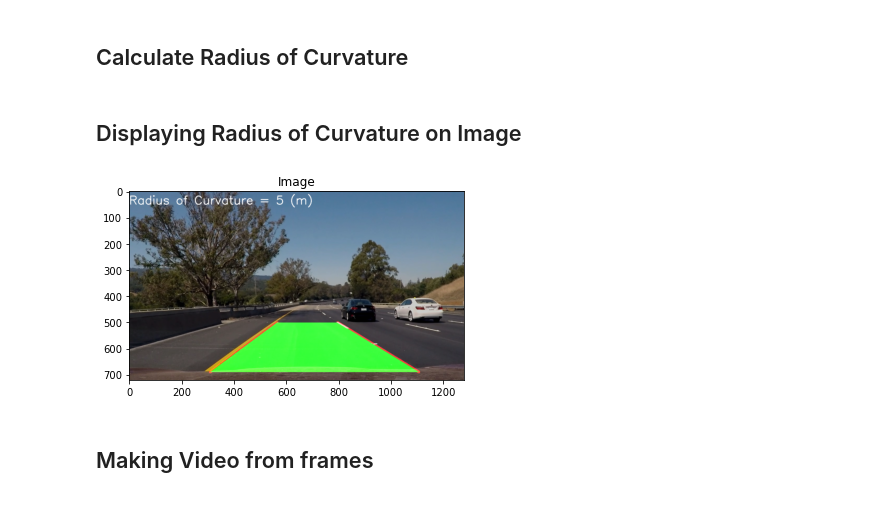
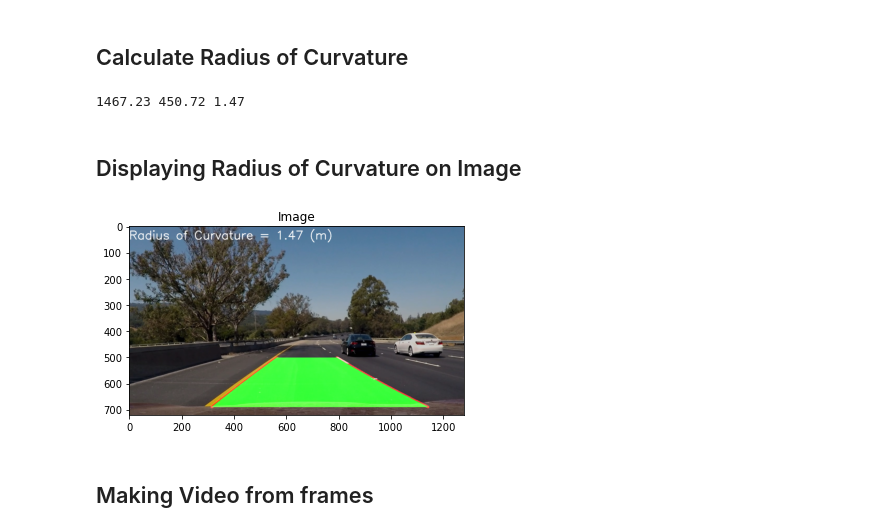
Before and after one commit to Mazen-Ghaleb/ComputerVisionProject, a Jupyter notebook: SelfDrivingPerception.ipynb, the cells around one changed output. Cells and saved outputs as stored; diff of their text form; code cells hidden in the pictures.

```diff
--- a/SelfDrivingPerception.ipynb
+++ b/SelfDrivingPerception.ipynb
@@ -406,8 +463,8 @@ def DrawCurves(PointsLeft, PointsRight, height, width):
 # %%
 # LeftPointsCurve = getPointsCurve(LeftX,LeftY,AdjustedPoints[0],AdjustedPoints[1])
 # RightPointsCurve = getPointsCurve(RightX,RightY,AdjustedPoints[3],AdjustedPoints[2])
-LeftPointsCurve = getPointsCurve(NewLeftX,NewLeftY,AdjustedPoints[0],AdjustedPoints[1])
-RightPointsCurve = getPointsCurve(NewRightX,NewRightY,AdjustedPoints[3],AdjustedPoints[2])
+LeftPointsCurve , LeftPolynomial = getPointsCurve(NewLeftX,NewLeftY,AdjustedPoints[0],AdjustedPoints[1])
+RightPointsCurve, RightPolynomial = getPointsCurve(NewRightX,NewRightY,AdjustedPoints[3],AdjustedPoints[2])
 LanesDrawn2 = DrawCurves(LeftPointsCurve,RightPointsCurve,sx_binary.shape[0],sx_binary.shape[1])
 show_image(LanesDrawn2)
 # %% [output]
@@ -419,6 +476,6 @@ show_image(LanesDrawn2)
 # %% [output]
 [figure]
 # %%
-combine2 = cv2.addWeighted(images[image_idx],1, LanesDrawn2, 1,1)
+combine2 = cv2.addWeighted(images[image_idx],0.8, LanesDrawn2, 1,1)
 show_image(combine2)
 # %% [output]
@@ -436,18 +493,34 @@ show_image(combine)
 # show_image(combine3)
 # %% [markdown]
 ## Calculate Radius of Curvature
+# %%
+def getRadiusofCurvature(PolynomialFit):
+    # Radius of curvature = ((1+ (dy/dx)**2)**(3/2))/(abs.(dy2/dx2))
+    firstDegree=np.polyder(PolynomialFit,1)
+    SecondDegree=np.polyder(PolynomialFit,2)
+
+    # Assumption : We calculate Radius from the peak of parbola
+    # x = -b / 2a
+    x = (-PolynomialFit[1])/ (2*PolynomialFit[0])
+    return ((1+ (np.polyval(firstDegree,x))**2)**(3/2))/(np.abs(np.polyval(SecondDegree,x)))
 # %%
-##
-Radius_test =5
+RadiusLeft = round(getRadiusofCurvature(LeftPolynomial),2)
+RadiusRight = round(getRadiusofCurvature(RightPolynomial),2)
+
+RadiusHighest = round(max(RadiusLeft,RadiusRight)/1000,2)
+
+print(RadiusLeft,RadiusRight,RadiusHighest)
+# %% [output]
+1467.23 450.72 1.47
 # %% [markdown]
 ## Displaying Radius of Curvature on Image
 # %%
-Radius_img=np.copy(combine)
-cv2.putText(Radius_img, "Radius of Curvature = "+str(Radius_test) +" (m)", (0,50),
+Radius_img=np.copy(combine2)
+cv2.putText(Radius_img, "Radius of Curvature = "+str(RadiusHighest) +" (m)", (0,50),
             cv2.FONT_HERSHEY_SIMPLEX, 1.5, (255, 255, 255), 2, cv2.LINE_AA)
 show_image(Radius_img)
 # %% [output]
-[figure, old version]
+[figure, new version]
 # %%
 # ### This function returns the prespective and inverse prespective matrix for a prespective transform
 # def perspectiveTransform(srcPoints, dstPoints):
```
Also changed, not shown: parts of 18 cells of this notebook.
